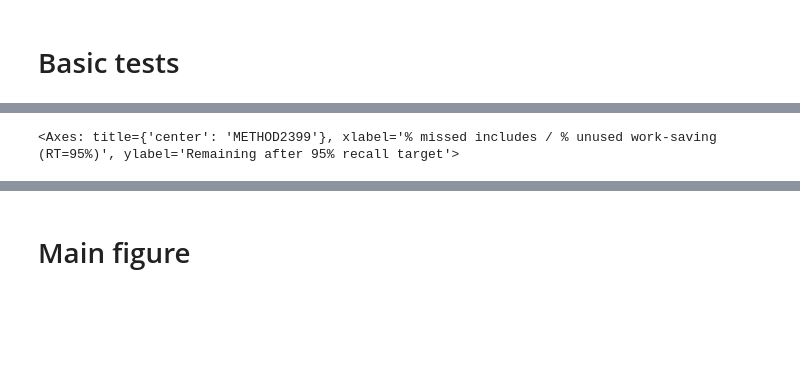
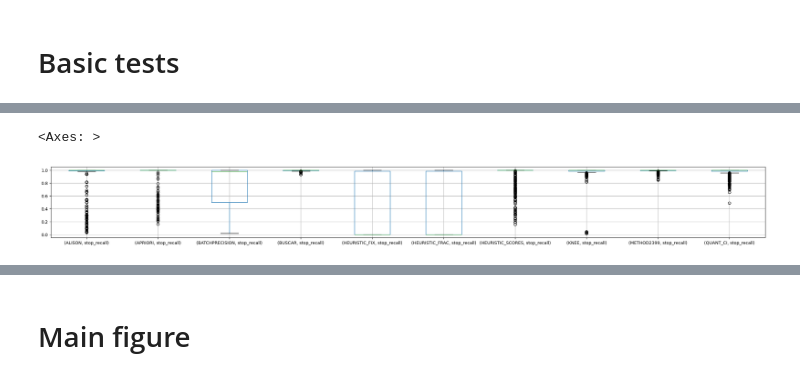
Before and after one commit to destiny-evidence/stopping-methods, a Jupyter notebook: evaluation/ExploreResults.ipynb, the cells around one changed output, grey strips where cells are left out. Cells and saved outputs as stored; diff of their text form; code cells hidden in the pictures; blank space fills up the shorter version.

```diff
--- a/evaluation/ExploreResults.ipynb
+++ b/evaluation/ExploreResults.ipynb
@@ -149,9 +158,10 @@ df_res.head()
 # %%
 %matplotlib inline
 # %%
-df_res.groupby('method').boxplot(subplots=False, column='stop_recall', figsize=(30, 3))
+df_res.groupby('method').boxplot(subplots=False, column='stop_recall',  orientation='vertical', figsize=(30, 3))
 # %% [output]
-<Axes: title={'center': 'METHOD2399'}, xlabel='% missed includes / % unused work-saving (RT=95%)', ylabel='Remaining after 95% recall target'>
+<Axes: >
+[figure, added]
 # %%
 df_res.groupby('method').boxplot(subplots=False, column='missed%@recall=0.95', figsize=(30, 3))
 # %% [output]
```
Also changed, not shown: parts of 38 cells of this notebook, 2 other files.
